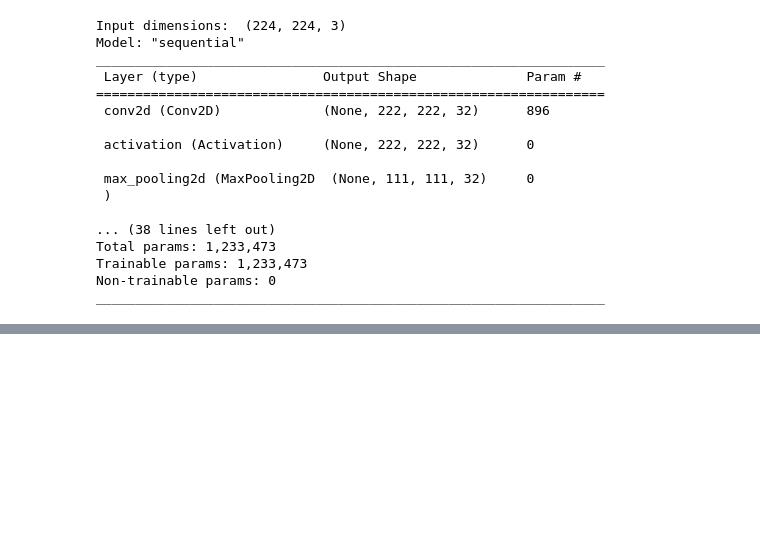
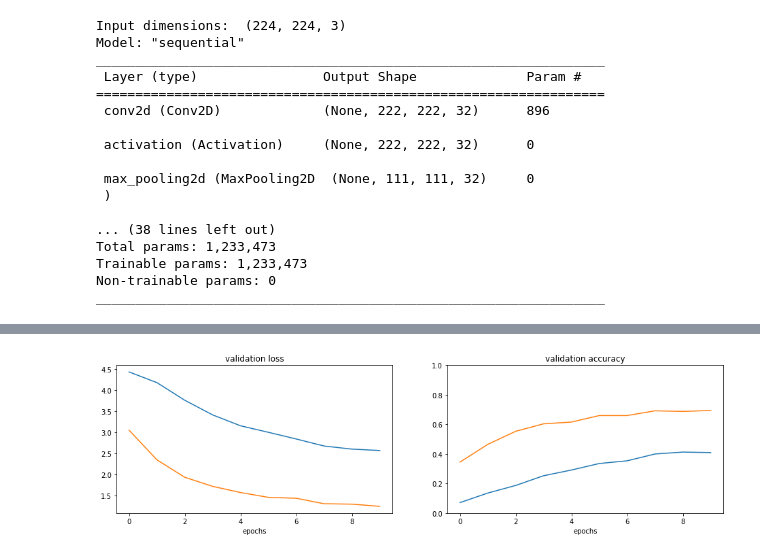
Before and after one commit to Leo22080/transfer_learning_python, a Jupyter notebook: transfer_learning_python.ipynb, the cells around one changed output, grey strips where cells are left out. Saved outputs shown, nothing was run; the diff lists cells and outputs as text; code cells hidden in the pictures; blank space fills up the shorter version.

```diff
--- a/transfer_learning_python.ipynb
+++ b/transfer_learning_python.ipynb
@@ -246,0 +249,3 @@ Test accuracy: 0.42918455600738525
+# %%
+vgg = keras.applications.VGG16(weights='imagenet', include_top=True)
+vgg.summary()
@@ -246,0 +282,14 @@ Test accuracy: 0.42918455600738525
+# %%
+# make all layers untrainable by freezing weights (except for last layer)
+for l, layer in enumerate(model_new.layers[:-1]):
+    layer.trainable = False
+
+# ensure the last layer is trainable/not frozen
+for l, layer in enumerate(model_new.layers[-1:]):
+    layer.trainable = True
+
+model_new.compile(loss='categorical_crossentropy',
+              optimizer='adam',
+              metrics=['accuracy'])
+
+model_new.summary()
@@ -246,0 +314,5 @@ Test accuracy: 0.42918455600738525
+# %%
+history2 = model_new.fit(x_train, y_train,
+                         batch_size=128,
+                         epochs=10,
+                         validation_data=(x_val, y_val))
@@ -246,0 +340,18 @@ Test accuracy: 0.42918455600738525
+# %%
+fig = plt.figure(figsize=(16,4))
+ax = fig.add_subplot(121)
+ax.plot(history.history["val_loss"])
+ax.plot(history2.history["val_loss"])
+ax.set_title("validation loss")
+ax.set_xlabel("epochs")
+
+ax2 = fig.add_subplot(122)
+ax2.plot(history.history["val_accuracy"])
+ax2.plot(history2.history["val_accuracy"])
+ax2.set_title("validation accuracy")
+ax2.set_xlabel("epochs")
+ax2.set_ylim(0, 1)
+
+plt.show()
+# %% [output]
+[figure, added]
```
Also changed, not shown: parts of 15 cells of this notebook.
